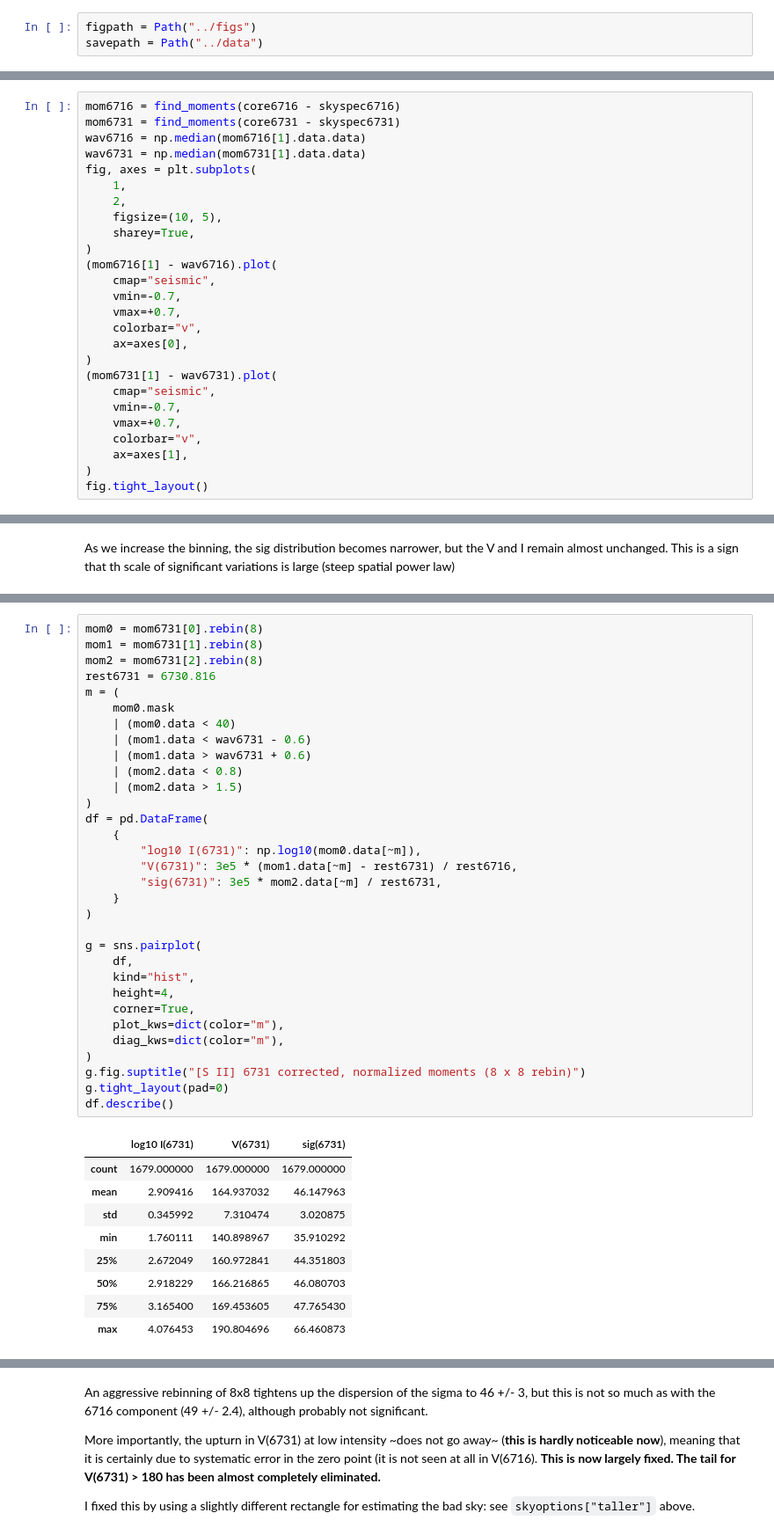
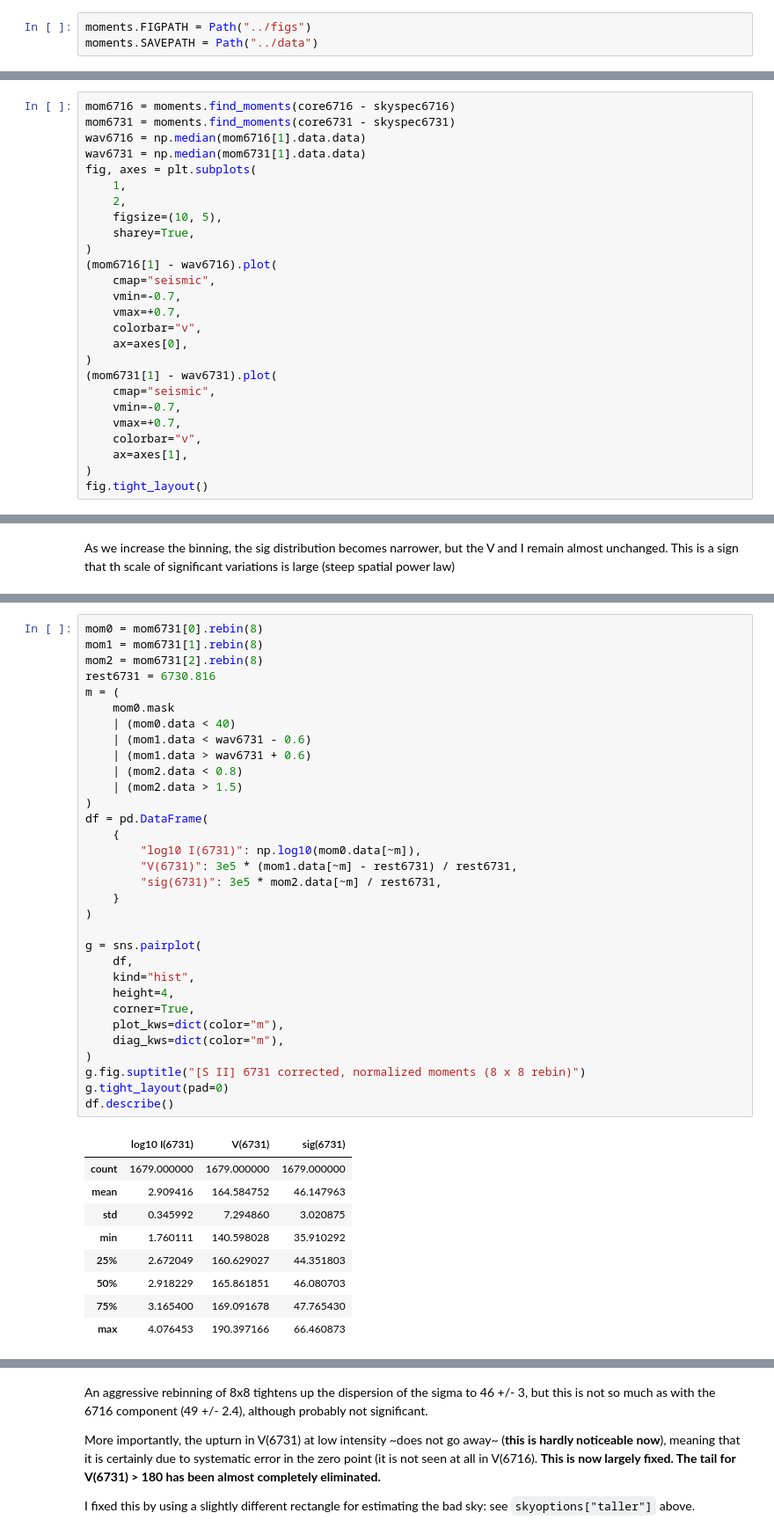
Before and after one commit to will-henney/muse-hii-regions, a Jupyter notebook: notebooks/03-02-sii-moment-maps.ipynb, the cells around one changed output, grey strips where cells are left out. Shown at 88% size. Drawn from its saved outputs; the diff is of its cells as text.

```diff
--- a/notebooks/03-02-sii-moment-maps.ipynb
+++ b/notebooks/03-02-sii-moment-maps.ipynb
@@ -22,8 +26,8 @@ WARNING: UnitsWarning: '1e-20 erg/s/cm  2/Angstrom' contains multiple slashes, w
 # %% [markdown]
 Add folder paths for saving figures and saving FITS images:
 # %%
-figpath = Path("../figs")
-savepath = Path("../data")
+moments.FIGPATH = Path("../figs")
+moments.SAVEPATH = Path("../data")
 # %% [markdown]
 We mainly follow the same steps in the [O III] notebook, which is much better documented.
 
@@ -259,6 +238,6 @@ def find_moments(cube):
 # %%
-mom6716 = find_moments(core6716 - skyspec6716)
-mom6731 = find_moments(core6731 - skyspec6731)
+mom6716 = moments.find_moments(core6716 - skyspec6716)
+mom6731 = moments.find_moments(core6731 - skyspec6731)
 wav6716 = np.median(mom6716[1].data.data)
 wav6731 = np.median(mom6731[1].data.data)
 fig, axes = plt.subplots(
@@ -509,41 +406,41 @@ mom2 = mom6731[2].rebin(8)
 rest6731 = 6730.816
 m = (
     mom0.mask
     | (mom0.data < 40)
     | (mom1.data < wav6731 - 0.6)
     | (mom1.data > wav6731 + 0.6)
     | (mom2.data < 0.8)
     | (mom2.data > 1.5)
 )
 df = pd.DataFrame(
     {
         "log10 I(6731)": np.log10(mom0.data[~m]),
-        "V(6731)": 3e5 * (mom1.data[~m] - rest6731) / rest6716,
+        "V(6731)": 3e5 * (mom1.data[~m] - rest6731) / rest6731,
         "sig(6731)": 3e5 * mom2.data[~m] / rest6731,
     }
 )
 
 g = sns.pairplot(
     df,
     kind="hist",
     height=4,
     corner=True,
     plot_kws=dict(color="m"),
     diag_kws=dict(color="m"),
 )
 g.fig.suptitle("[S II] 6731 corrected, normalized moments (8 x 8 rebin)")
 g.tight_layout(pad=0)
 df.describe()
 # %% [output]
 |  | log10 I(6731) | V(6731) | sig(6731) |
 | count | 1679.000000 | 1679.000000 | 1679.000000 |
-| mean | 2.909416 | 164.937032 | 46.147963 |
-| std | 0.345992 | 7.310474 | 3.020875 |
-| min | 1.760111 | 140.898967 | 35.910292 |
-| 25% | 2.672049 | 160.972841 | 44.351803 |
-| 50% | 2.918229 | 166.216865 | 46.080703 |
-| 75% | 3.165400 | 169.453605 | 47.765430 |
-| max | 4.076453 | 190.804696 | 66.460873 |
+| mean | 2.909416 | 164.584752 | 46.147963 |
+| std | 0.345992 | 7.294860 | 3.020875 |
+| min | 1.760111 | 140.598028 | 35.910292 |
+| 25% | 2.672049 | 160.629027 | 44.351803 |
+| 50% | 2.918229 | 165.861851 | 46.080703 |
+| 75% | 3.165400 | 169.091678 | 47.765430 |
+| max | 4.076453 | 190.397166 | 66.460873 |
 [figure]
 # %% [markdown]
 An aggressive rebinning of 8x8 tightens up the dispersion of the sigma to 46 +/- 3, but this is not so much as with the 6716 component (49 +/- 2.4), although probably not significant.
```
Also changed, not shown: parts of 12 cells of this notebook, 17 other files.
